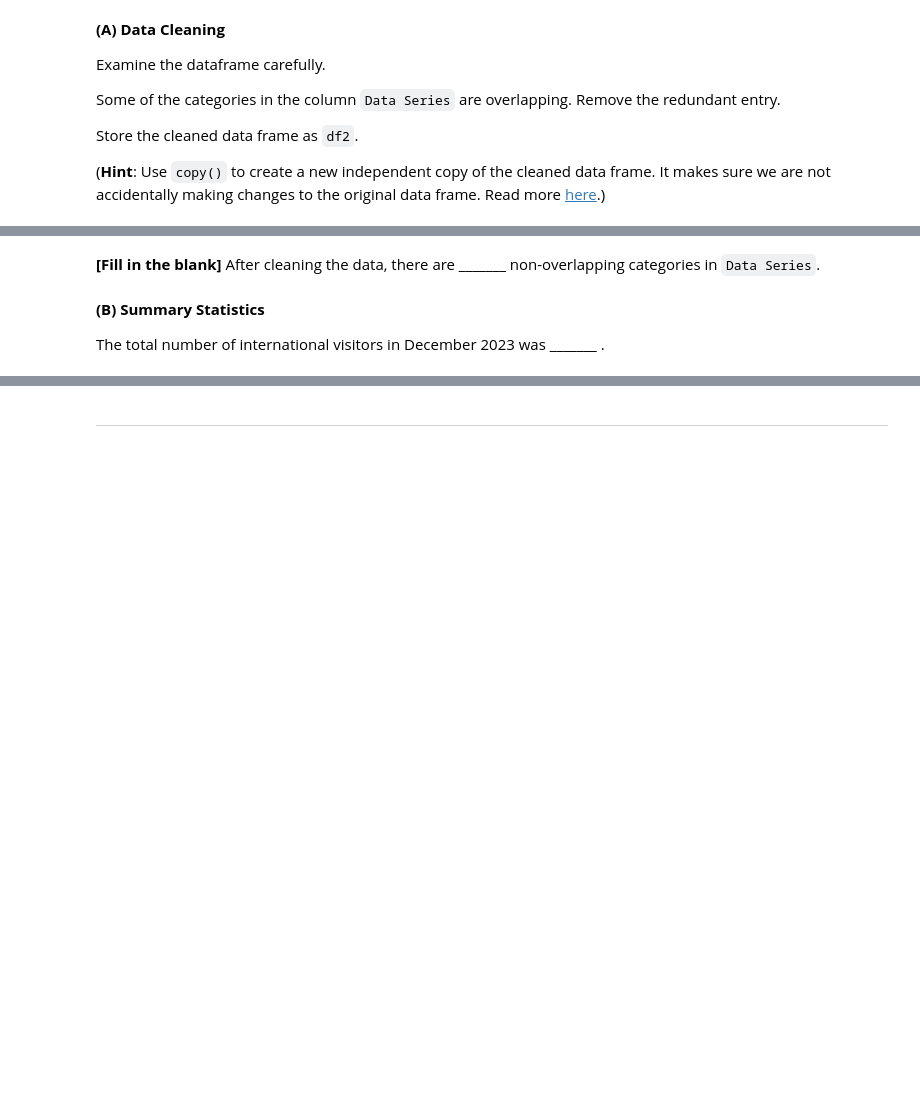
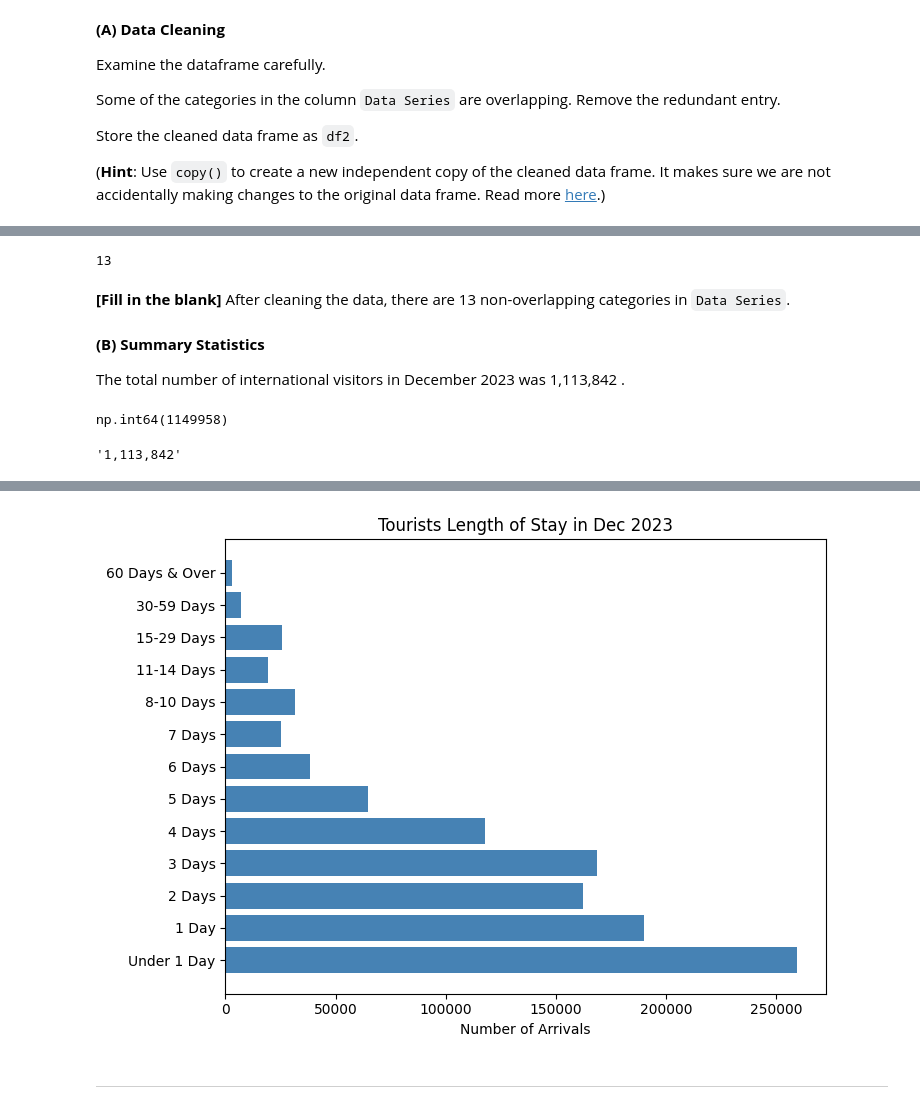
Before and after one commit to chrisnjw/dss5201_revision, a Jupyter notebook: notebooks/week04_lecture.ipynb, the cells around one changed output, grey strips where cells are left out. Saved outputs shown, nothing was run; the diff lists cells and outputs as text; code cells hidden in the pictures; blank space fills up the shorter version.

```diff
--- a/notebooks/week04_lecture.ipynb
+++ b/notebooks/week04_lecture.ipynb
@@ -31,3 +31,5 @@ Store the cleaned data frame as `df2`.
 (**Hint**: Use `copy()` to create a new independent copy of the cleaned data frame. It makes sure we are not accidentally making changes to the original data frame. Read more [here](https://pandas.pydata.org/pandas-docs/stable/reference/api/pandas.DataFrame.copy.html).)
 # %%
 # Type your code here:
+df2 = df[df['Data Series'] != '15 Days & Over'].copy()
+df2
@@ -34,11 +51,23 @@ Store the cleaned data frame as `df2`.
+# %%
+df2['Data Series'].nunique()
+# %% [output]
+13
 # %% [markdown]
-**[Fill in the blank]** After cleaning the data, there are _______ non-overlapping categories in `Data Series`.
+**[Fill in the blank]** After cleaning the data, there are 13 non-overlapping categories in `Data Series`.
 # %% [markdown]
 **(B) Summary Statistics**
 
-The total number of international visitors in December 2023 was _______ .
+The total number of international visitors in December 2023 was 1,113,842 .
 # %%
 # Type your code here:
+df2['2023 Dec'] = pd.to_numeric(df2['2023 Dec'])
+df['2023 Dec'].sum()
+# %% [output]
+np.int64(1149958)
+# %%
+f"{df2['2023 Dec'].sum():,}"
+# %% [output]
+'1,113,842'
 # %% [markdown]
 **(C) Barplot**
 
@@ -47,6 +76,18 @@ Re-create, as much as you can, the horizontal bar chart below showing the distri
 ![image.png](attachment:image.png)
 # %%
 # Type your code here:
+df['2023 Dec'] = pd.to_numeric(df2['2023 Dec'])
+
+fig, ax = plt.subplots(figsize=(7.5, 5.5))
+ax.barh(df2['Data Series'], df2['2023 Dec'], color='steelblue')
+
+ax.set_title('Tourists Length of Stay in Dec 2023')
+ax.set_xlabel('Number of Arrivals')
+
+plt.tight_layout()
+plt.show()
+# %% [output]
+[figure, added]
 # %% [markdown]
 ---
 # %% [markdown]
```
Also changed, not shown: parts of 3 cells of this notebook, 4 other files.
